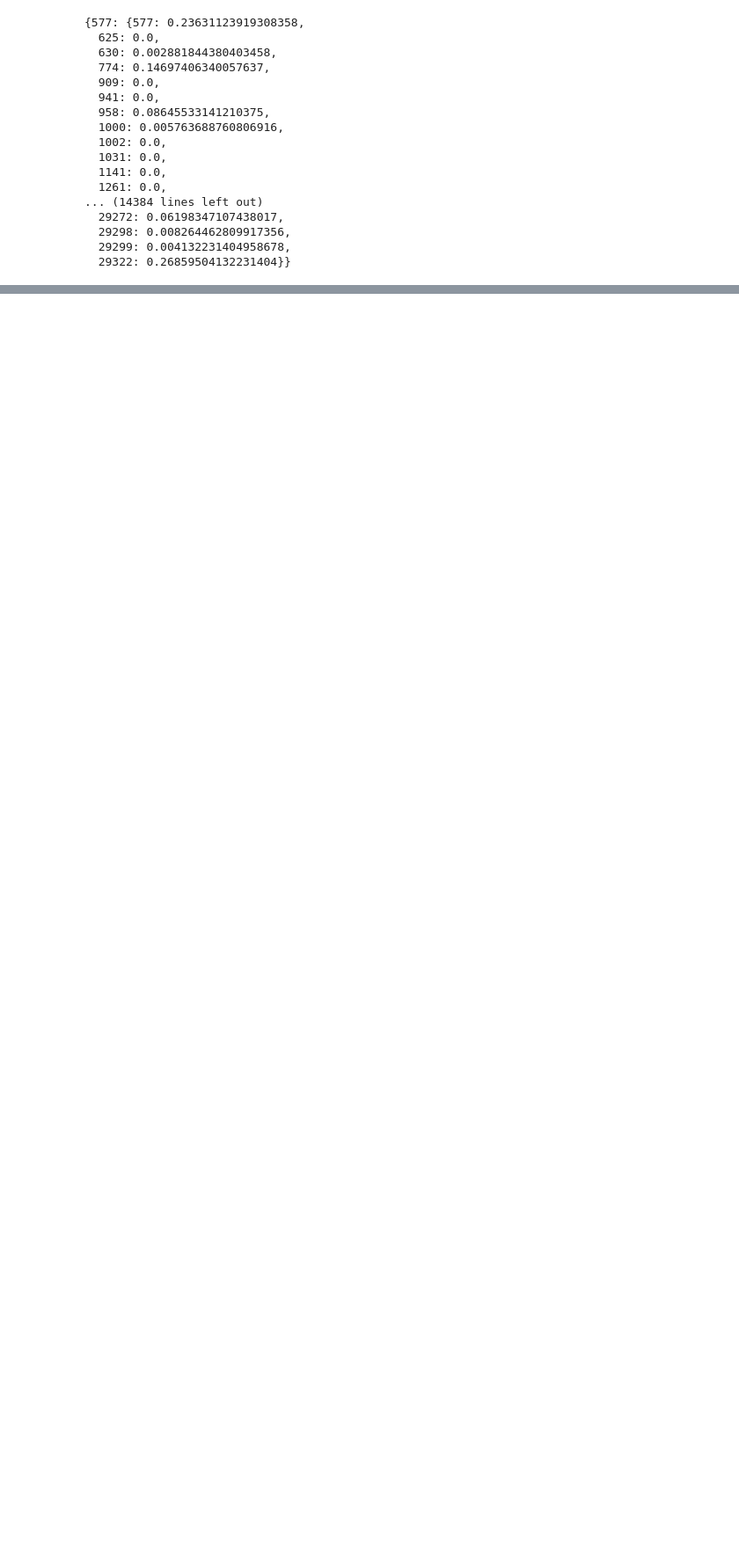
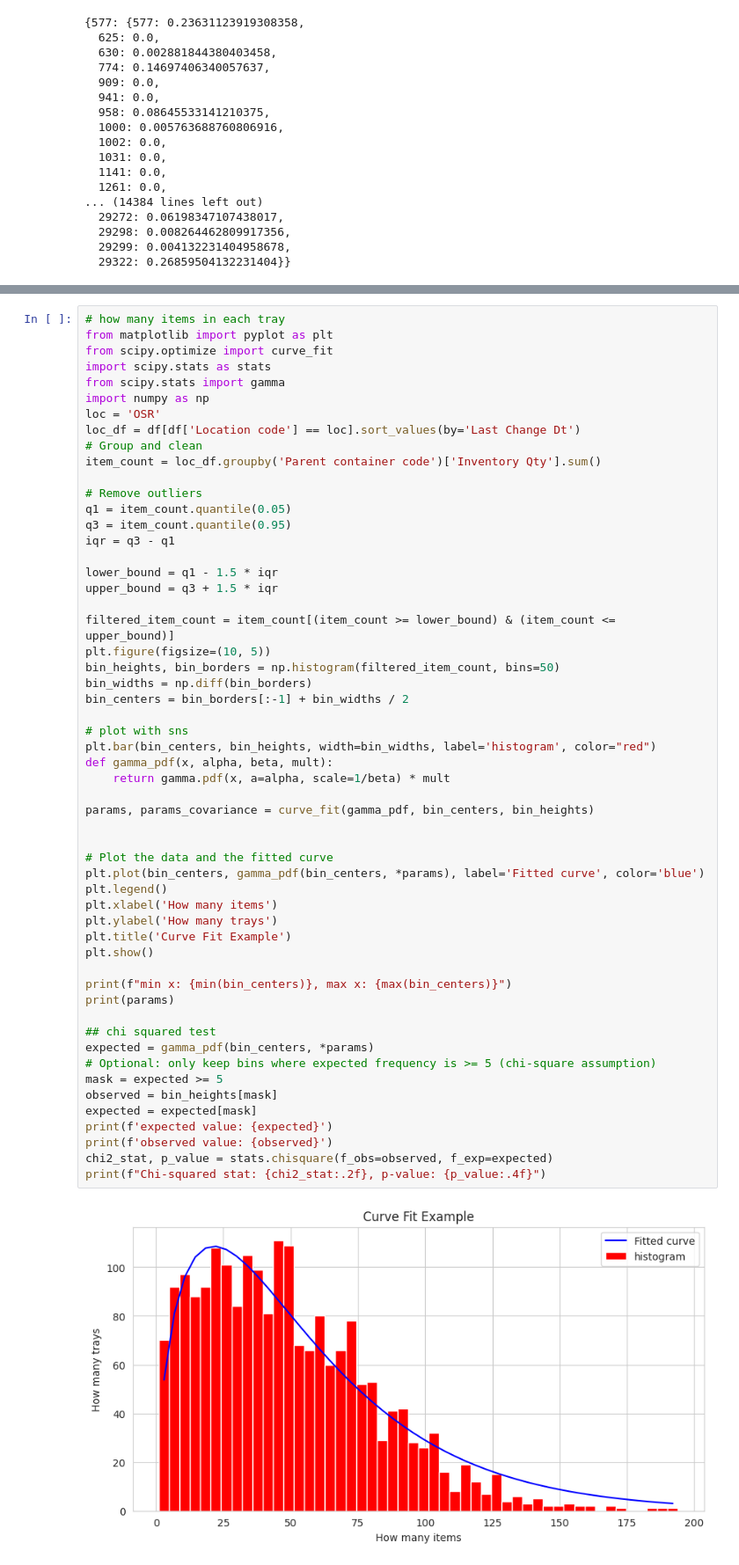
Before and after one commit to TomTom2028/SoftwareSim, a Jupyter notebook: AnalysisData.ipynb, the cells around one changed output, grey strips where cells are left out. Shown at 88% size. Cells and saved outputs as stored; diff of their text form; blank space fills up the shorter version.

Commit message:
no clue why no work :(
tried to fit the tray filling

```diff
--- a/AnalysisData.ipynb
+++ b/AnalysisData.ipynb
@@ -1163,0 +1251,57 @@ counting_dict
+# %%
+# how many items in each tray
+from matplotlib import pyplot as plt
+from scipy.optimize import curve_fit
+import scipy.stats as stats
+from scipy.stats import gamma
+import numpy as np
+loc = 'OSR'
+loc_df = df[df['Location code'] == loc].sort_values(by='Last Change Dt')
+# Group and clean
+item_count = loc_df.groupby('Parent container code')['Inventory Qty'].sum()
+
+# Remove outliers
+q1 = item_count.quantile(0.05)
+q3 = item_count.quantile(0.95)
+iqr = q3 - q1
+
+lower_bound = q1 - 1.5 * iqr
+upper_bound = q3 + 1.5 * iqr
+
+filtered_item_count = item_count[(item_count >= lower_bound) & (item_count <= upper_bound)]
+plt.figure(figsize=(10, 5))
+bin_heights, bin_borders = np.histogram(filtered_item_count, bins=50)
+bin_widths = np.diff(bin_borders)
+bin_centers = bin_borders[:-1] + bin_widths / 2
+
+# plot with sns
+plt.bar(bin_centers, bin_heights, width=bin_widths, label='histogram', color="red")
+def gamma_pdf(x, alpha, beta, mult):
+    return gamma.pdf(x, a=alpha, scale=1/beta) * mult
+
+params, params_covariance = curve_fit(gamma_pdf, bin_centers, bin_heights)
+
+
+# Plot the data and the fitted curve
+plt.plot(bin_centers, gamma_pdf(bin_centers, *params), label='Fitted curve', color='blue')
+plt.legend()
+plt.xlabel('How many items')
+plt.ylabel('How many trays')
+plt.title('Curve Fit Example')
+plt.show()
+
+print(f"min x: {min(bin_centers)}, max x: {max(bin_centers)}")
+print(params)
+
+## chi squared test
+expected = gamma_pdf(bin_centers, *params)
+# Optional: only keep bins where expected frequency is >= 5 (chi-square assumption)
+mask = expected >= 5
+observed = bin_heights[mask]
+expected = expected[mask]
+print(f'expected value: {expected}')
+print(f'observed value: {observed}')
+chi2_stat, p_value = stats.chisquare(f_obs=observed, f_exp=expected)
+print(f"Chi-squared stat: {chi2_stat:.2f}, p-value: {p_value:.4f}")
+# %% [output]
+[figure, added]
```
Also changed, not shown: parts of 6 cells of this notebook, 2 other files.
